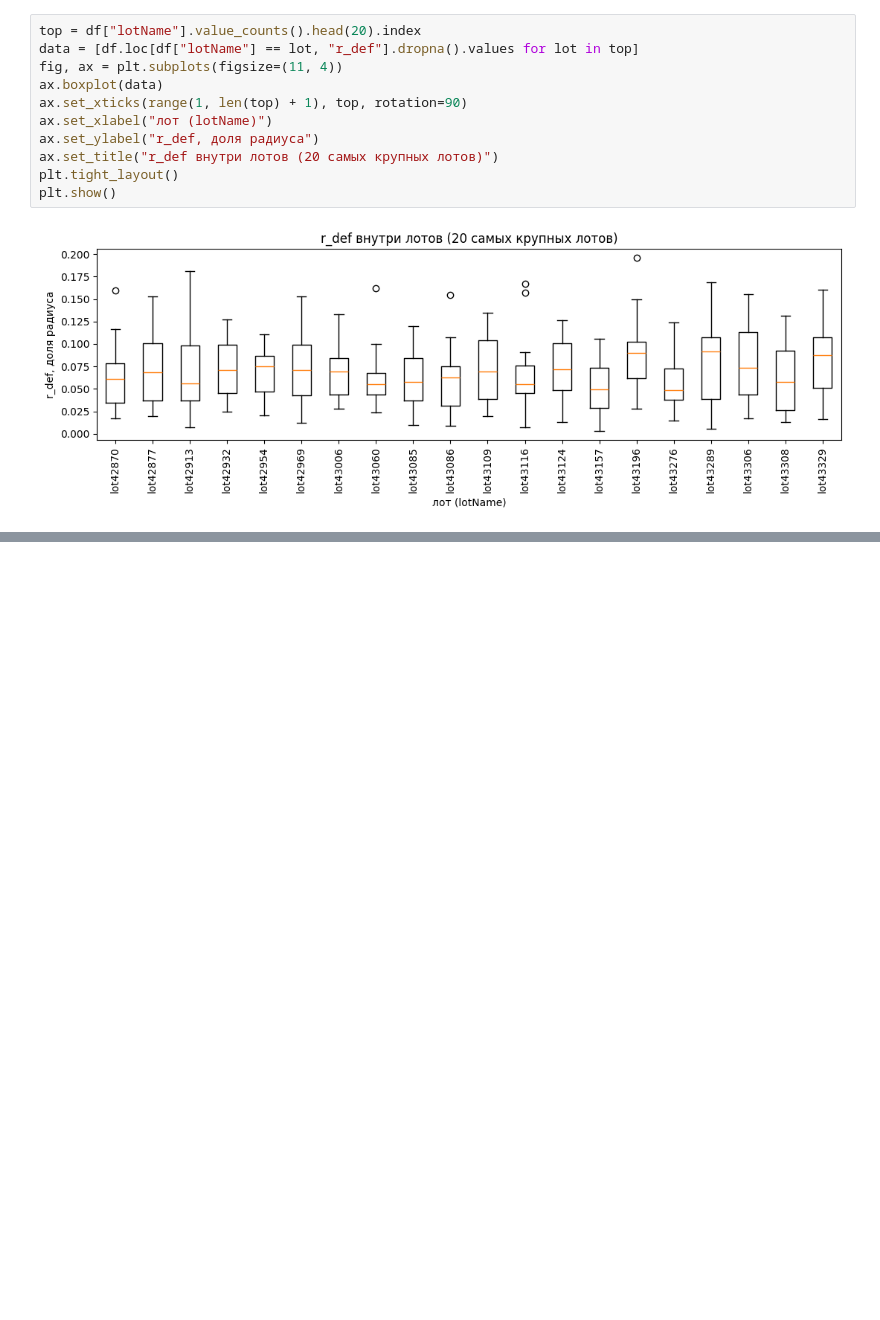
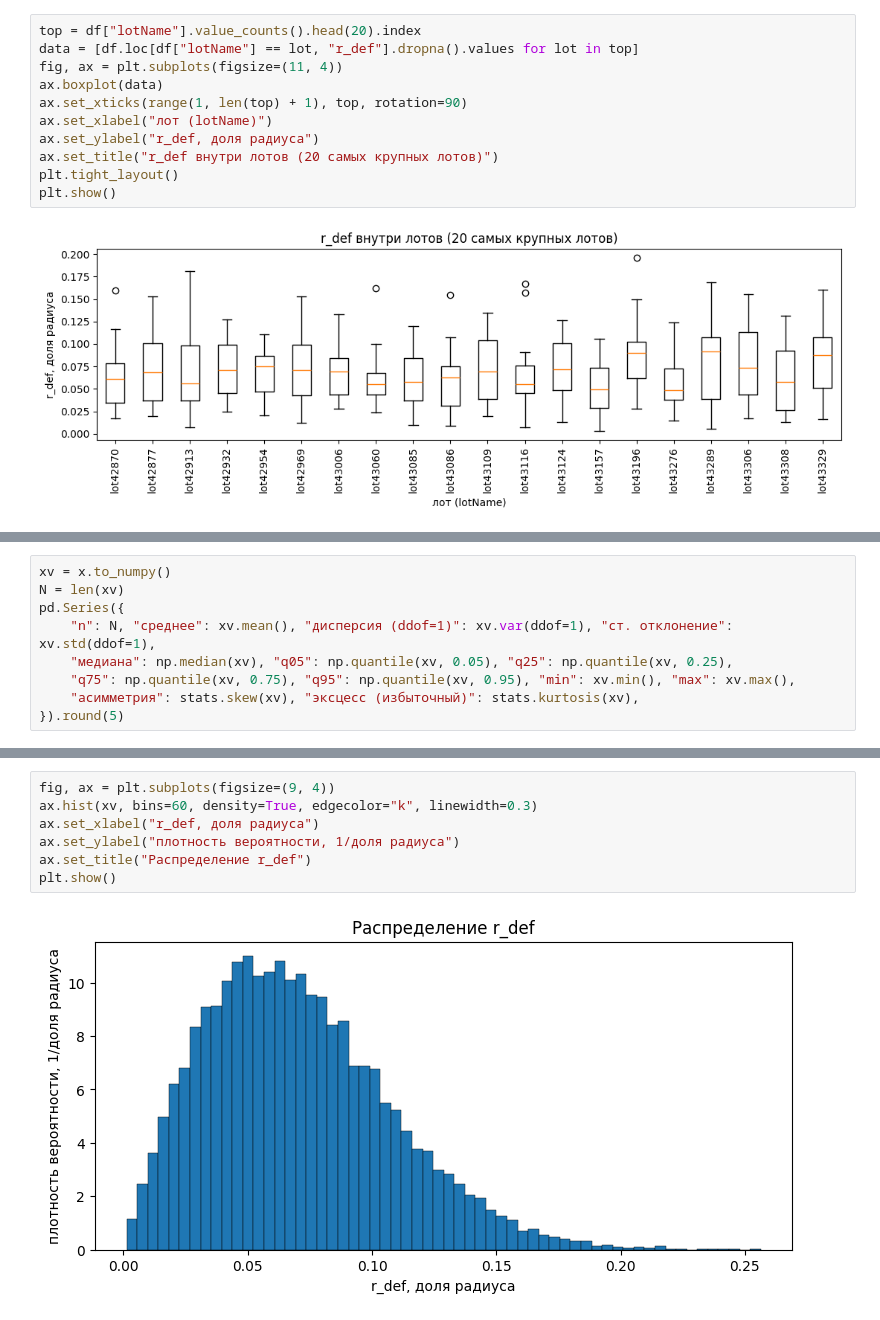
Before and after one commit to SanechkaTuoKe/APPSTAT-LABWORK, a Jupyter notebook: notebooks/rv03_r_def.ipynb, the cells around one changed output, grey strips where cells are left out. Saved outputs shown, nothing was run; the diff lists cells and outputs as text; blank space fills up the shorter version.

```diff
--- a/notebooks/rv03_r_def.ipynb
+++ b/notebooks/rv03_r_def.ipynb
@@ -98,0 +103,9 @@ plt.show()
+# %%
+xv = x.to_numpy()
+N = len(xv)
+pd.Series({
+    "n": N, "среднее": xv.mean(), "дисперсия (ddof=1)": xv.var(ddof=1), "ст. отклонение": xv.std(ddof=1),
+    "медиана": np.median(xv), "q05": np.quantile(xv, 0.05), "q25": np.quantile(xv, 0.25),
+    "q75": np.quantile(xv, 0.75), "q95": np.quantile(xv, 0.95), "min": xv.min(), "max": xv.max(),
+    "асимметрия": stats.skew(xv), "эксцесс (избыточный)": stats.kurtosis(xv),
+}).round(5)
@@ -98,0 +127,9 @@ plt.show()
+# %%
+fig, ax = plt.subplots(figsize=(9, 4))
+ax.hist(xv, bins=60, density=True, edgecolor="k", linewidth=0.3)
+ax.set_xlabel("r_def, доля радиуса")
+ax.set_ylabel("плотность вероятности, 1/доля радиуса")
+ax.set_title("Распределение r_def")
+plt.show()
+# %% [output]
+[figure, added]
```
Also changed, not shown: parts of 14 cells of this notebook.
